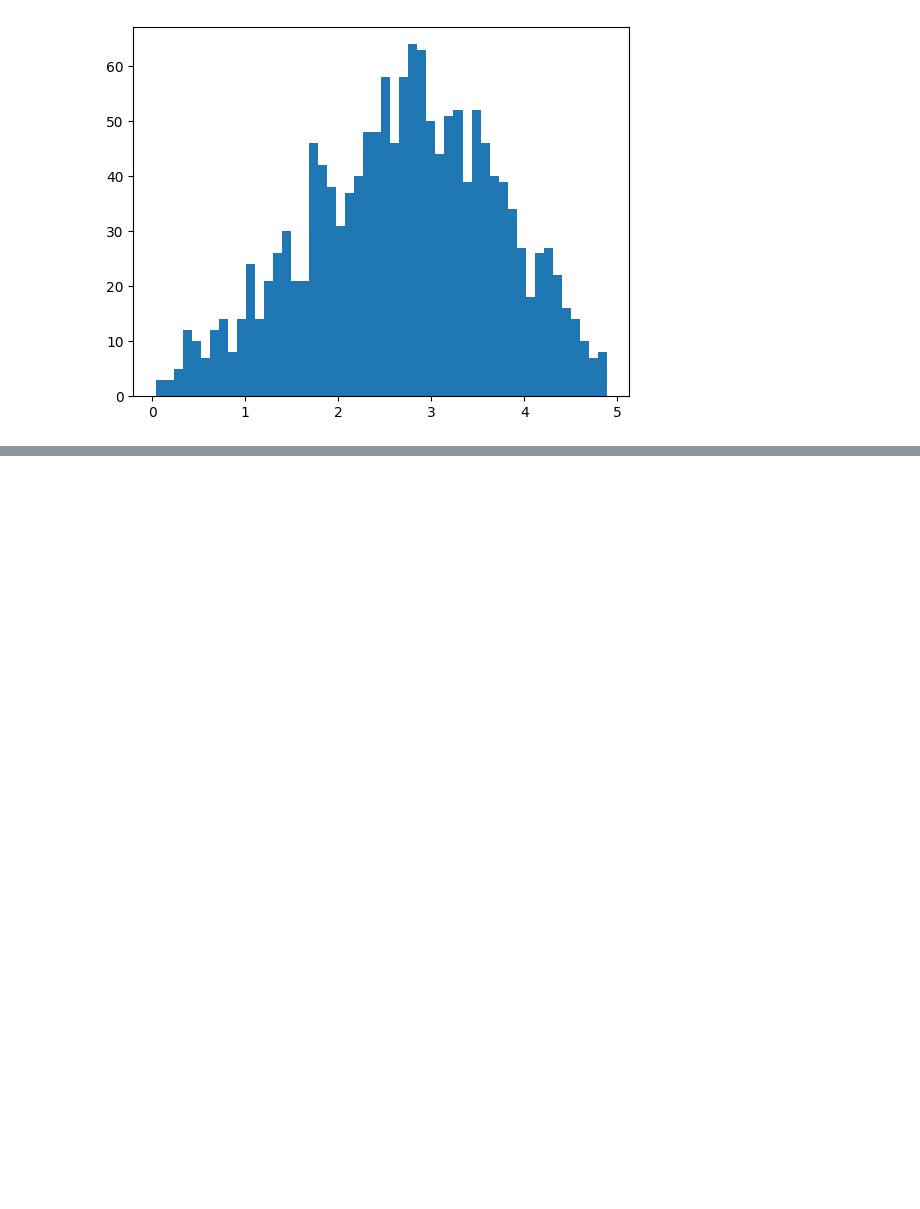
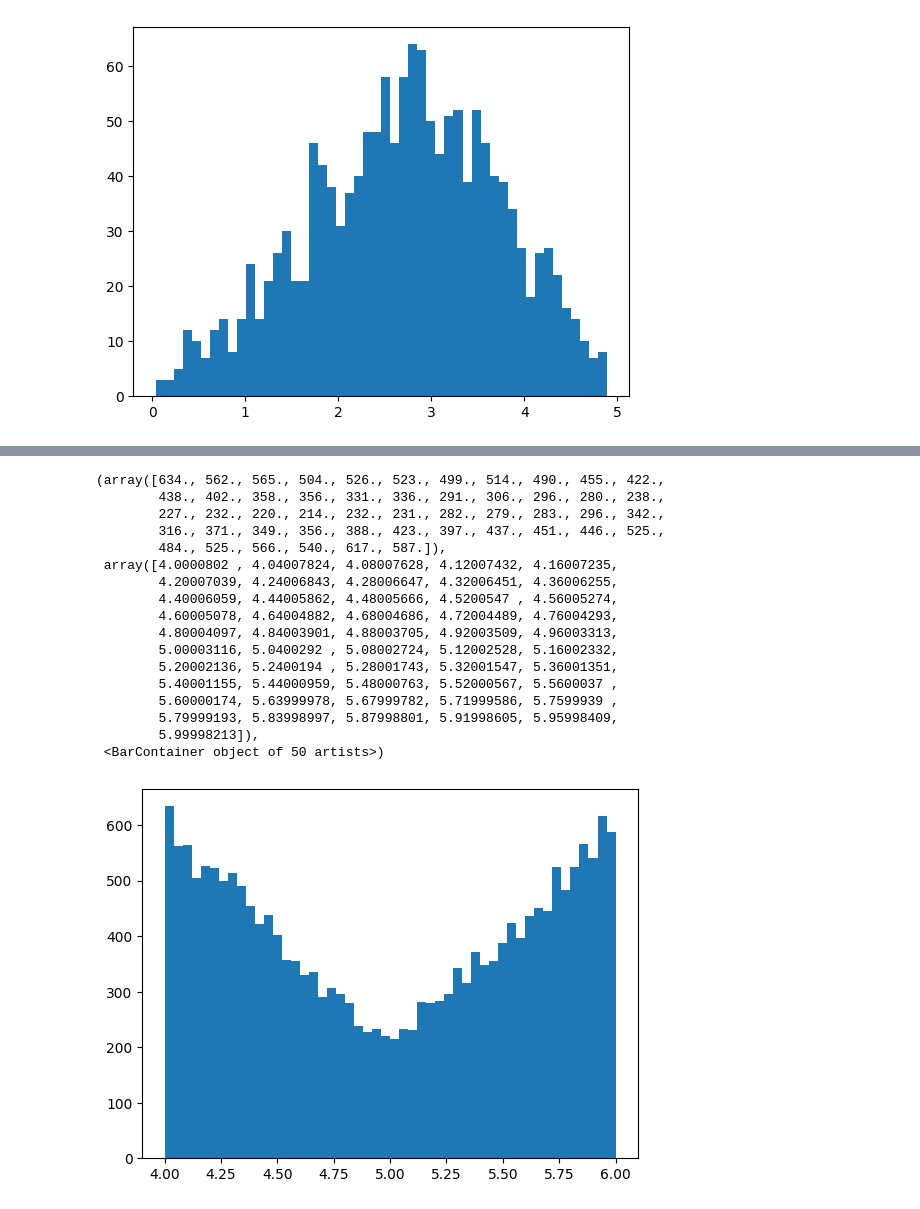
Before and after one commit to LuisManuelCatzoliSoriano/Simulacion-I, a Jupyter notebook: MAyR.ipynb, the cells around one changed output, grey strips where cells are left out. Saved outputs shown, nothing was run; the diff lists cells and outputs as text; code cells hidden in the pictures; blank space fills up the shorter version.

```diff
--- a/MAyR.ipynb
+++ b/MAyR.ipynb
@@ -81,0 +126,42 @@ plt.hist(T, bins=50)
+# %%
+def fb(x):
+    if 4<=x<=5:
+       return (11/4-x/2)
+    elif 5<x<=6:
+       return (x/2-9/4)
+    else:
+       return 0
+# %%
+Mb=3/4
+def empb(n):
+    muestra=[]
+    for i in range(n):
+        u1=r.random()
+        u2=r.random()
+        x=(4+2*u1)
+        if u2<=fb(x)/Mb:
+           muestra.append(x)
+    return muestra
+# %%
+Ib=empb(30000)
+# %%
+plt.hist(Ib, bins=50)
+# %% [output]
+(array([634., 562., 565., 504., 526., 523., 499., 514., 490., 455., 422.,
+        438., 402., 358., 356., 331., 336., 291., 306., 296., 280., 238.,
+        227., 232., 220., 214., 232., 231., 282., 279., 283., 296., 342.,
+        316., 371., 349., 356., 388., 423., 397., 437., 451., 446., 525.,
+        484., 525., 566., 540., 617., 587.]),
+ array([4.0000802 , 4.04007824, 4.08007628, 4.12007432, 4.16007235,
+        4.20007039, 4.24006843, 4.28006647, 4.32006451, 4.36006255,
+        4.40006059, 4.44005862, 4.48005666, 4.5200547 , 4.56005274,
+        4.60005078, 4.64004882, 4.68004686, 4.72004489, 4.76004293,
+        4.80004097, 4.84003901, 4.88003705, 4.92003509, 4.96003313,
+        5.00003116, 5.0400292 , 5.08002724, 5.12002528, 5.16002332,
+        5.20002136, 5.2400194 , 5.28001743, 5.32001547, 5.36001351,
+        5.40001155, 5.44000959, 5.48000763, 5.52000567, 5.5600037 ,
+        5.60000174, 5.63999978, 5.67999782, 5.71999586, 5.7599939 ,
+        5.79999193, 5.83998997, 5.87998801, 5.91998605, 5.95998409,
+        5.99998213]),
+ <BarContainer object of 50 artists>)
+[figure, added]
```
Also changed, not shown: parts of 8 cells of this notebook.
